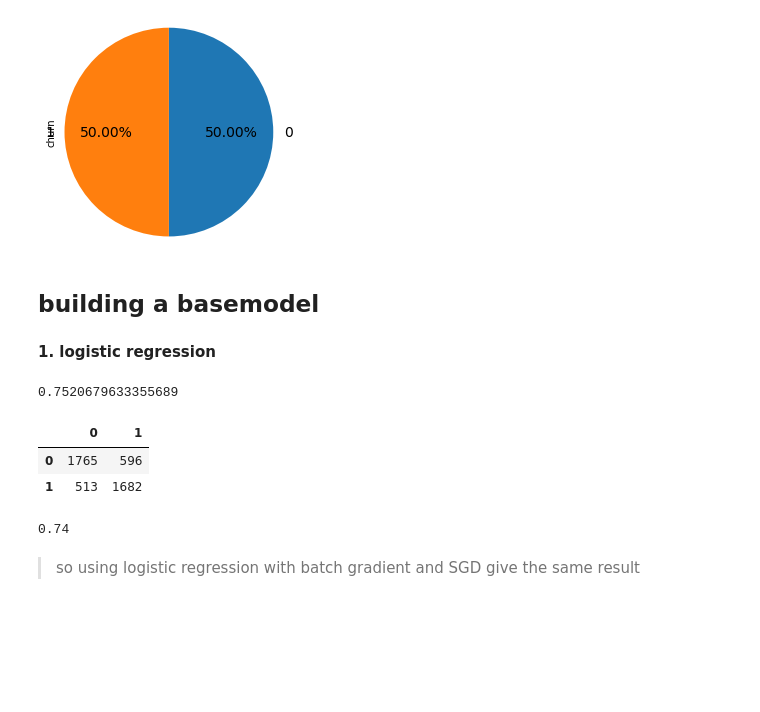
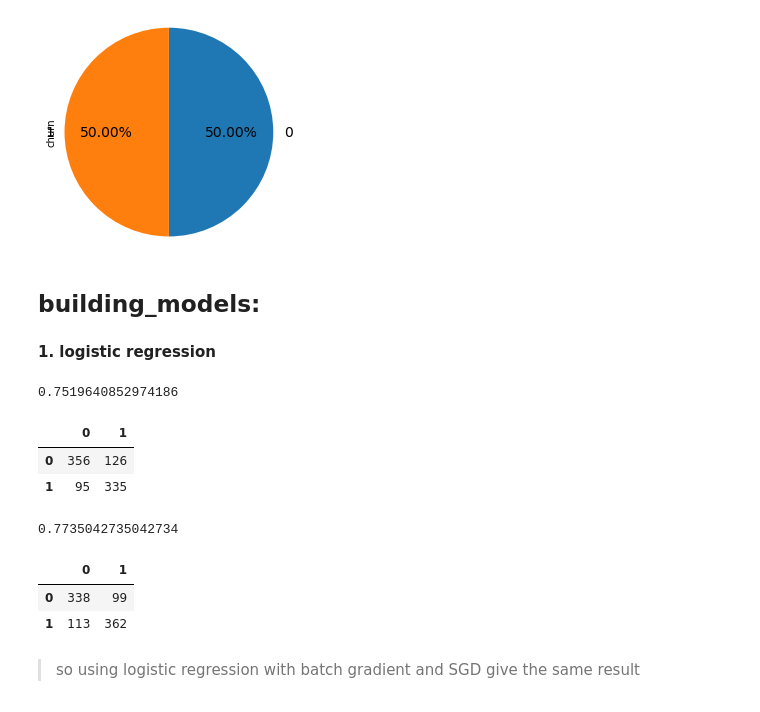
Before and after one commit to HadeerArafa/Electro-Pi-Scholarship, a Jupyter notebook: Classical_ML/Telecom_Churn/Telecom_Churn.ipynb, the cells around one changed output. Cells and saved outputs as stored; diff of their text form; code cells hidden in the pictures; blank space fills up the shorter version.

```diff
--- a/Classical_ML/Telecom_Churn/Telecom_Churn.ipynb
+++ b/Classical_ML/Telecom_Churn/Telecom_Churn.ipynb
@@ -416,28 +457,40 @@ y_train_upsamle.value_counts().plot.pie(autopct='%.2f%%',labels=val_count.index,
 # %% [output]
 <AxesSubplot:ylabel='churn'>
 [figure]
-# %% [markdown]
-## building a basemodel
+# %% [markdown]
+<a id='building_models'></a>
+## building_models:
 # %% [markdown]
 **1. logistic regression**
 # %%
 log_model_cv = LogisticRegressionCV(cv=10)
-log_model_cv.fit(X_train_upsample,y_train_upsamle )
-predict = log_model_cv.predict(X_train_upsample)
-log_model_cv_score = f1_score(predict,y_train_upsamle)
+
+X_train, X_val, y_train, y_val = train_test_split(X_train_upsample, y_train_upsamle, test_size=0.2, random_state=101)
+
+log_model_cv.fit(X_train,y_train )
+predict = log_model_cv.predict(X_val)
+log_model_cv_score = f1_score(predict,y_val)
 print(log_model_cv_score)
-pd.DataFrame(confusion_matrix(predict,y_train_upsamle))
+pd.DataFrame(confusion_matrix(predict,y_val))
 # %% [output]
-0.7520679633355689
+0.7519640852974186
 |  | 0 | 1 |
-| 0 | 1765 | 596 |
-| 1 | 513 | 1682 |
+| 0 | 356 | 126 |
+| 1 | 95 | 335 |
-# %%
-sgd_log_classifier  = SGDClassifier(loss = 'log_loss' , penalty='l2')
-sgd_log_scores = cross_val_score(sgd_log_classifier ,X_train_upsample,y_train_upsamle , cv=10)
-print(round(sgd_log_scores.mean(),3))
-# %% [output]
-0.74
+# %%
+sgd_log_classifier  = SGDClassifier(loss = 'log_loss' , penalty='l2')
+sgd_log_classifier.fit(X_train,y_train )
+predict = sgd_log_classifier.predict(X_val)
+sgd_log_classifier_score = f1_score(predict,y_val)
+print(sgd_log_classifier_score)
+pd.DataFrame(confusion_matrix(predict,y_val))
+
+# note : if we run this cell another time it will get us another score
+# %% [output]
+0.7735042735042734
+|  | 0 | 1 |
+| 0 | 338 | 99 |
+| 1 | 113 | 362 |
 # %% [markdown]
 > so using logistic regression with batch gradient and SGD give the same result
 # %% [markdown]
```
Also changed, not shown: parts of 37 cells of this notebook.
